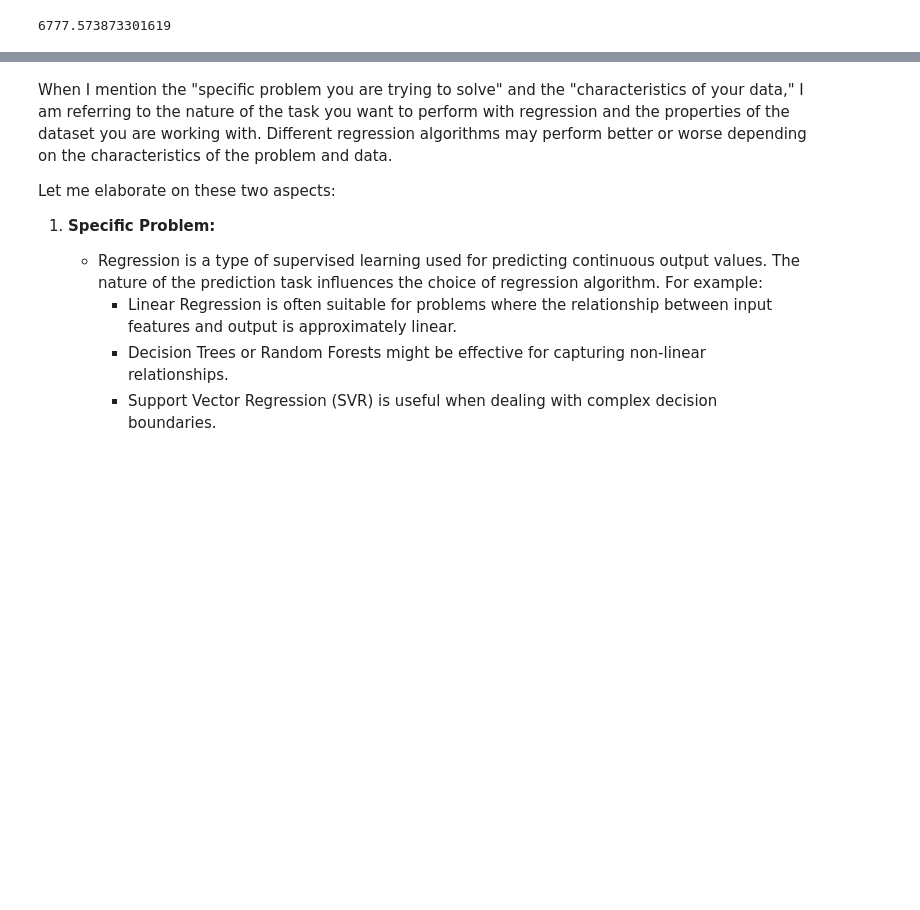
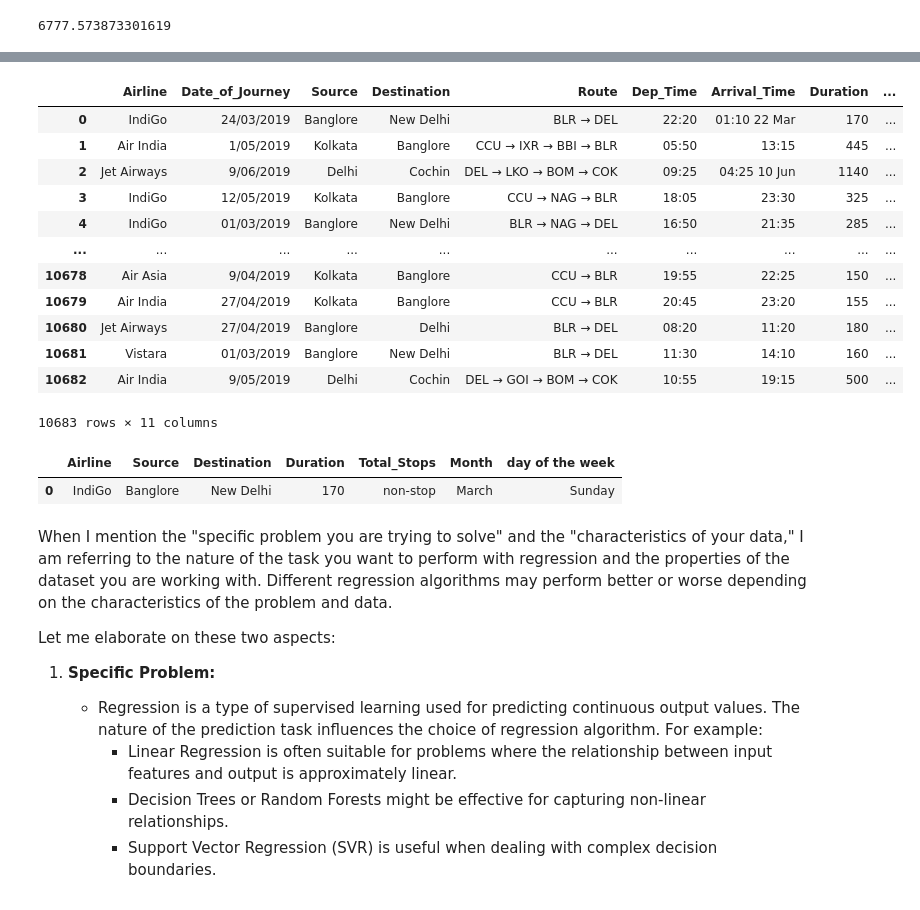
Before and after one commit to kazeemolaitanmusbau/Postgresql-Works, a Jupyter notebook: Untitled2.ipynb, the cells around one changed output, grey strips where cells are left out. Drawn from its saved outputs; the diff is of its cells as text; code cells hidden in the pictures; blank space fills up the shorter version.

```diff
--- a/Untitled2.ipynb
+++ b/Untitled2.ipynb
@@ -564,4 +564,6 @@ eval_1
 # %% [output]
 6777.573873301619
 # %%
+import pandas as pd
 path = "C:/Users/pc/Desktop/1/my project/Flight Price Prediction/"
+j = pd.read_excel(path + "Data_Train.xlsx")
@@ -581,0 +603,16 @@ path = "C:/Users/pc/Desktop/1/my project/Flight Price Prediction/"
+# %%
+def duration_split(col):
+    mins=0
+    hours=0
+    col =col.split()
+    if len(col)==1:
+        col="".join(col)
+        if col.endswith("h"):
+            hours= col[:-1]
+        else:
+            mins= col[:-1]
+
+    else:
+        hours=col[0].strip("h")
+        mins= col[1].strip("m")
+    return  hours, mins
@@ -581,0 +621,6 @@ path = "C:/Users/pc/Desktop/1/my project/Flight Price Prediction/"
+# %%
+j["Duration"]=j["Duration"].apply(lambda x: duration_split(x)[0]).astype(int) * 60 + \
+j["Duration"].apply(lambda x: duration_split(x)[1]).astype(int)
+# %%
+j.ffill(inplace=True)
+j.bfill(inplace=True)
@@ -581,0 +629,16 @@ path = "C:/Users/pc/Desktop/1/my project/Flight Price Prediction/"
+# %%
+j
+# %% [output]
+|  | Airline | Date_of_Journey | Source | Destination | Route | Dep_Time | Arrival_Time | Duration | ... |
+| 0 | IndiGo | 24/03/2019 | Banglore | New Delhi | BLR → DEL | 22:20 | 01:10 22 Mar | 170 | ... |
+| 1 | Air India | 1/05/2019 | Kolkata | Banglore | CCU → IXR → BBI → BLR | 05:50 | 13:15 | 445 | ... |
+| 2 | Jet Airways | 9/06/2019 | Delhi | Cochin | DEL → LKO → BOM → COK | 09:25 | 04:25 10 Jun | 1140 | ... |
+| 3 | IndiGo | 12/05/2019 | Kolkata | Banglore | CCU → NAG → BLR | 18:05 | 23:30 | 325 | ... |
+| 4 | IndiGo | 01/03/2019 | Banglore | New Delhi | BLR → NAG → DEL | 16:50 | 21:35 | 285 | ... |
+| ... | ... | ... | ... | ... | ... | ... | ... | ... | ... |
+| 10678 | Air Asia | 9/04/2019 | Kolkata | Banglore | CCU → BLR | 19:55 | 22:25 | 150 | ... |
+| 10679 | Air India | 27/04/2019 | Kolkata | Banglore | CCU → BLR | 20:45 | 23:20 | 155 | ... |
+| 10680 | Jet Airways | 27/04/2019 | Banglore | Delhi | BLR → DEL | 08:20 | 11:20 | 180 | ... |
+| 10681 | Vistara | 01/03/2019 | Banglore | New Delhi | BLR → DEL | 11:30 | 14:10 | 160 | ... |
+| 10682 | Air India | 9/05/2019 | Delhi | Cochin | DEL → GOI → BOM → COK | 10:55 | 19:15 | 500 | ... |
+10683 rows × 11 columns
@@ -581,0 +657,5 @@ path = "C:/Users/pc/Desktop/1/my project/Flight Price Prediction/"
+# %%
+X.head(1)
+# %% [output]
+|  | Airline | Source | Destination | Duration | Total_Stops | Month | day of the week |
+| 0 | IndiGo | Banglore | New Delhi | 170 | non-stop | March | Sunday |
```
Also changed, not shown: parts of 44 cells of this notebook.
